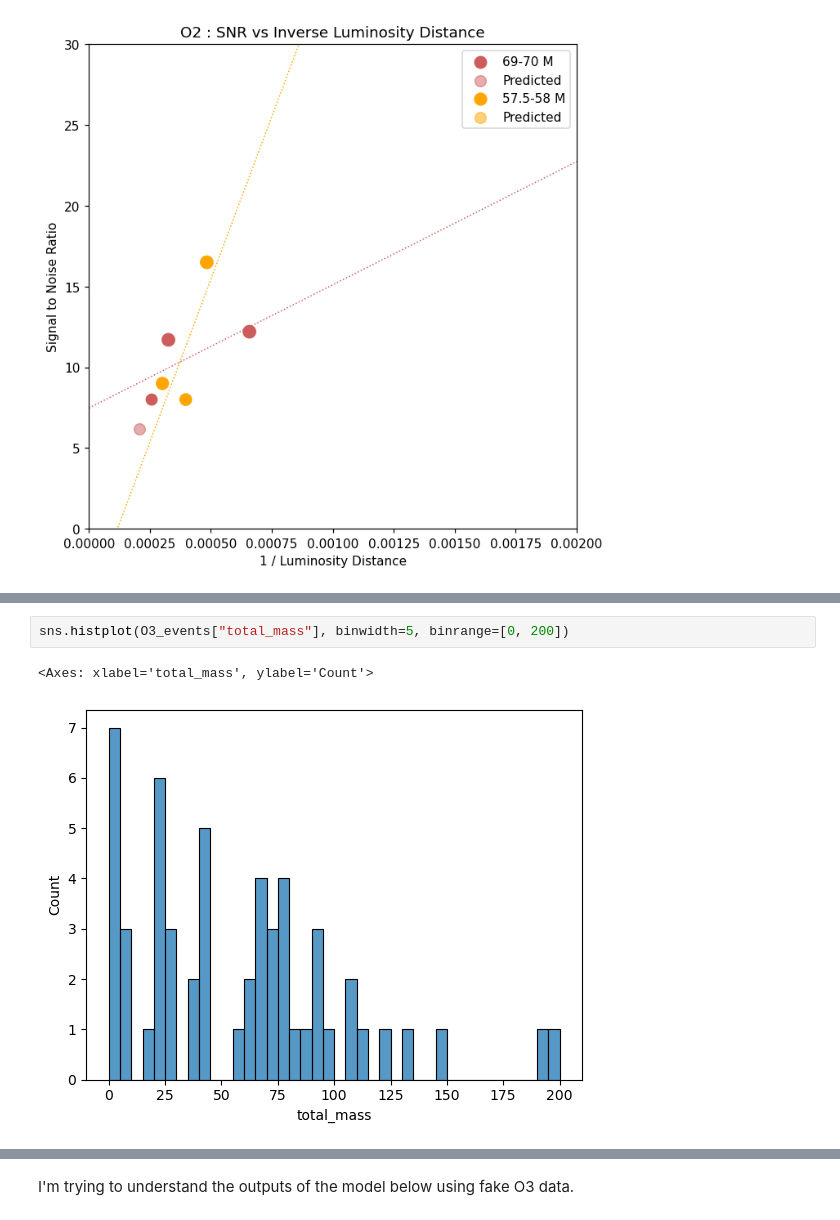
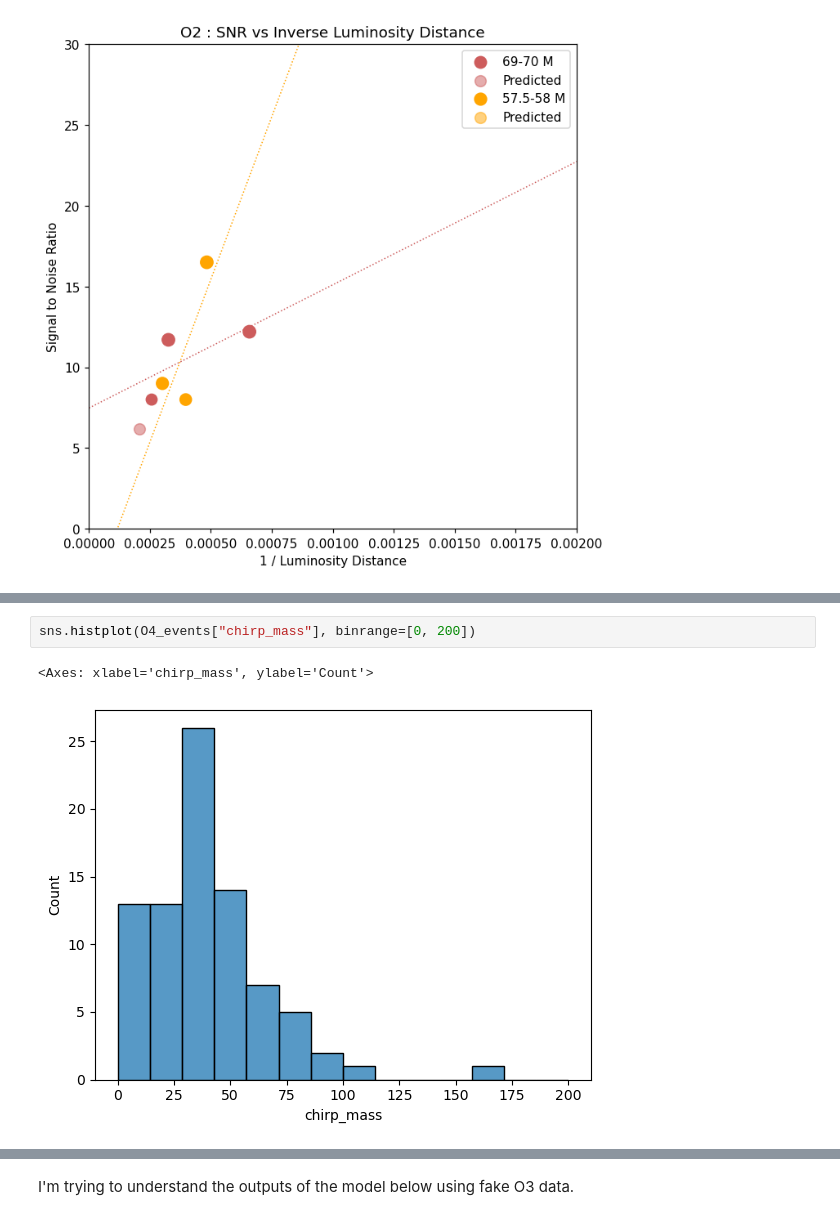
Before and after one commit to AndrewValentini/Gravitational-Waves-Research-23-24, a Jupyter notebook: Data Analysis/SNR.ipynb, the cells around one changed output, grey strips where cells are left out. Drawn from its saved outputs; the diff is of its cells as text.

```diff
--- a/Data Analysis/SNR.ipynb
+++ b/Data Analysis/SNR.ipynb
@@ -115,5 +121,5 @@ Text(0.5, 1.0, 'O2 : SNR vs Inverse Luminosity Distance')
 # %%
-sns.histplot(O3_events["total_mass"], binwidth=5, binrange=[0, 200])
+sns.histplot(O4_events["chirp_mass"], binrange=[0, 200])
 # %% [output]
-<Axes: xlabel='total_mass', ylabel='Count'>
+<Axes: xlabel='chirp_mass', ylabel='Count'>
-[figure, old version]
+[figure, new version]
```
Also changed, not shown: parts of 12 cells of this notebook, 1 other file.
